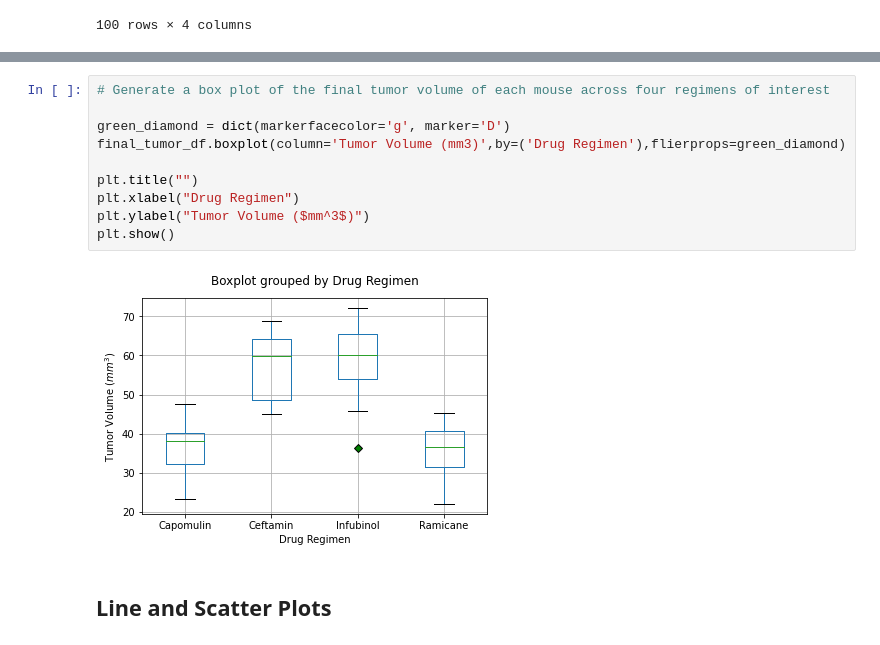
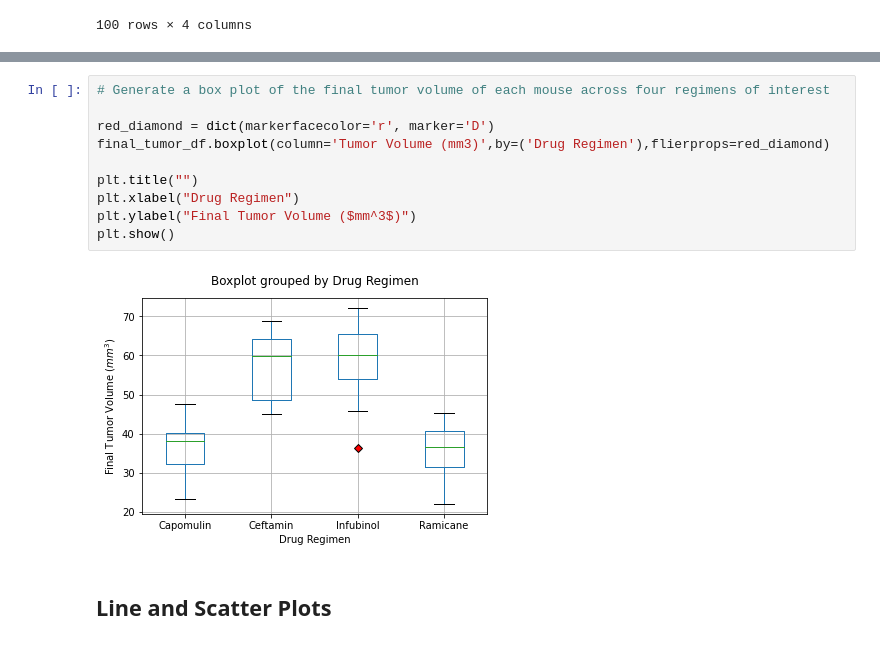
Before and after one commit to yang5hi/Matplotlib-challenge, a Jupyter notebook: pymaceuticals_GitHub.ipynb, the cells around one changed output, grey strips where cells are left out. Drawn from its saved outputs; the diff is of its cells as text.

```diff
--- a/pymaceuticals_GitHub.ipynb
+++ b/pymaceuticals_GitHub.ipynb
@@ -240,15 +249,15 @@ outliers_df
 # %%
 # Generate a box plot of the final tumor volume of each mouse across four regimens of interest
 
-green_diamond = dict(markerfacecolor='g', marker='D')
-final_tumor_df.boxplot(column='Tumor Volume (mm3)',by=('Drug Regimen'),flierprops=green_diamond)
+red_diamond = dict(markerfacecolor='r', marker='D')
+final_tumor_df.boxplot(column='Tumor Volume (mm3)',by=('Drug Regimen'),flierprops=red_diamond)
 
 plt.title("")
 plt.xlabel("Drug Regimen")
-plt.ylabel("Tumor Volume ($mm^3$)")
+plt.ylabel("Final Tumor Volume ($mm^3$)")
 plt.show()
 # %% [output]
-[figure, old version]
+[figure, new version]
 # %% [markdown]
 ## Line and Scatter Plots
 # %%
```
Also changed, not shown: parts of 6 cells of this notebook.
